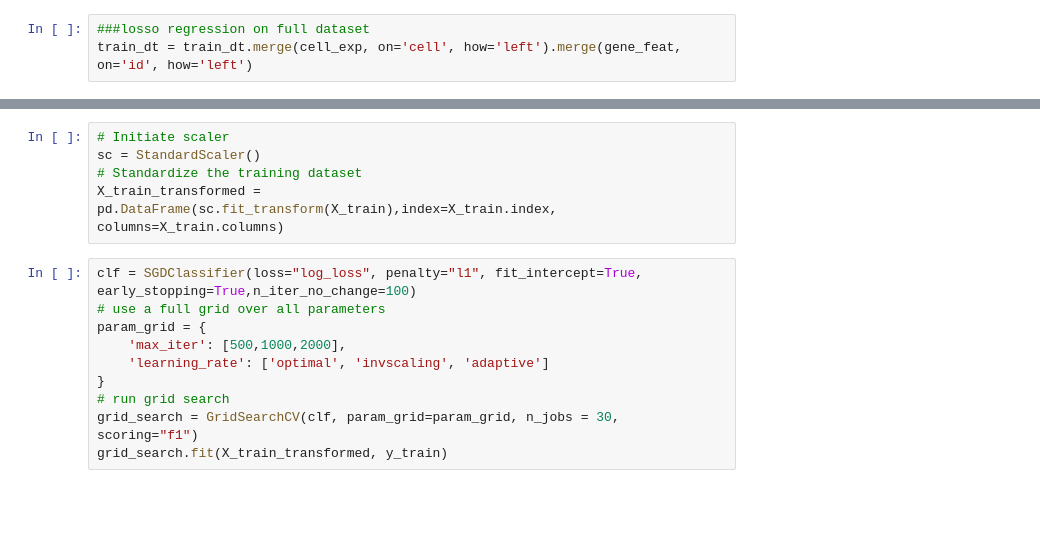
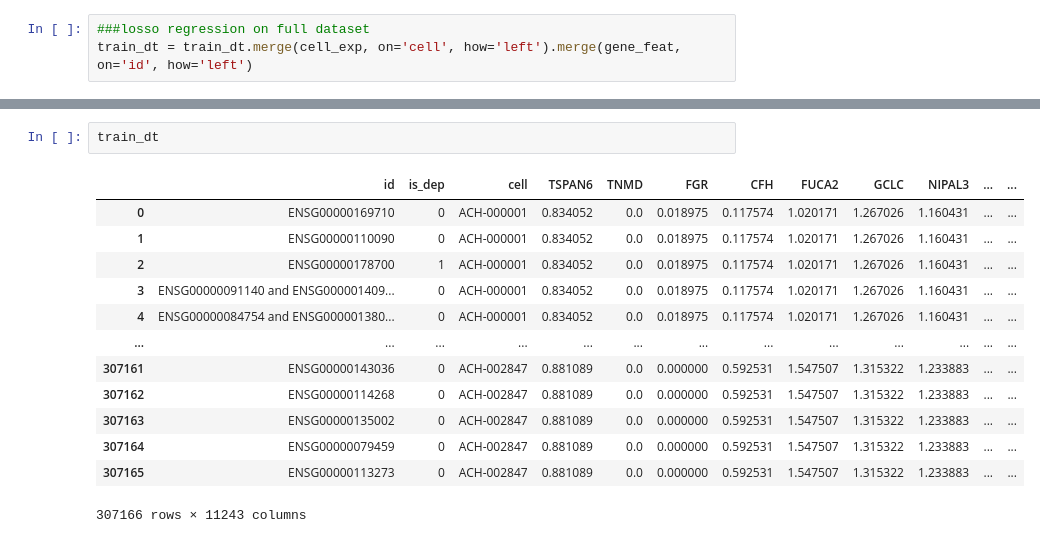
Before and after one commit to XSLiuLab/DeepMeta, a Jupyter notebook: scripts/model/model_cv_ml.ipynb, the cells around one changed output, grey strips where cells are left out. Cells and saved outputs as stored; diff of their text form; blank space fills up the shorter version.

```diff
--- a/scripts/model/model_cv_ml.ipynb
+++ b/scripts/model/model_cv_ml.ipynb
@@ -341,15 +322,16 @@ X_train
-# %%
-# Initiate scaler
-sc = StandardScaler()
-# Standardize the training dataset
-X_train_transformed = pd.DataFrame(sc.fit_transform(X_train),index=X_train.index, columns=X_train.columns)
-# %%
-clf = SGDClassifier(loss="log_loss", penalty="l1", fit_intercept=True, early_stopping=True,n_iter_no_change=100)
-# use a full grid over all parameters
-param_grid = {
-    'max_iter': [500,1000,2000],
-    'learning_rate': ['optimal', 'invscaling', 'adaptive']
-}
-# run grid search
-grid_search = GridSearchCV(clf, param_grid=param_grid, n_jobs = 30, scoring="f1")
-grid_search.fit(X_train_transformed, y_train)
+# %%
+train_dt
+# %% [output]
+|  | id | is_dep | cell | TSPAN6 | TNMD | FGR | CFH | FUCA2 | GCLC | NIPAL3 | ... | ... |
+| 0 | ENSG00000169710 | 0 | ACH-000001 | 0.834052 | 0.0 | 0.018975 | 0.117574 | 1.020171 | 1.267026 | 1.160431 | ... | ... |
+| 1 | ENSG00000110090 | 0 | ACH-000001 | 0.834052 | 0.0 | 0.018975 | 0.117574 | 1.020171 | 1.267026 | 1.160431 | ... | ... |
+| 2 | ENSG00000178700 | 1 | ACH-000001 | 0.834052 | 0.0 | 0.018975 | 0.117574 | 1.020171 | 1.267026 | 1.160431 | ... | ... |
+| 3 | ENSG00000091140 and ENSG000001409... | 0 | ACH-000001 | 0.834052 | 0.0 | 0.018975 | 0.117574 | 1.020171 | 1.267026 | 1.160431 | ... | ... |
+| 4 | ENSG00000084754 and ENSG000001380... | 0 | ACH-000001 | 0.834052 | 0.0 | 0.018975 | 0.117574 | 1.020171 | 1.267026 | 1.160431 | ... | ... |
+| ... | ... | ... | ... | ... | ... | ... | ... | ... | ... | ... | ... | ... |
+| 307161 | ENSG00000143036 | 0 | ACH-002847 | 0.881089 | 0.0 | 0.000000 | 0.592531 | 1.547507 | 1.315322 | 1.233883 | ... | ... |
+| 307162 | ENSG00000114268 | 0 | ACH-002847 | 0.881089 | 0.0 | 0.000000 | 0.592531 | 1.547507 | 1.315322 | 1.233883 | ... | ... |
+| 307163 | ENSG00000135002 | 0 | ACH-002847 | 0.881089 | 0.0 | 0.000000 | 0.592531 | 1.547507 | 1.315322 | 1.233883 | ... | ... |
+| 307164 | ENSG00000079459 | 0 | ACH-002847 | 0.881089 | 0.0 | 0.000000 | 0.592531 | 1.547507 | 1.315322 | 1.233883 | ... | ... |
+| 307165 | ENSG00000113273 | 0 | ACH-002847 | 0.881089 | 0.0 | 0.000000 | 0.592531 | 1.547507 | 1.315322 | 1.233883 | ... | ... |
+307166 rows × 11243 columns
```
Also changed, not shown: parts of 4 cells of this notebook, 43 other files.
